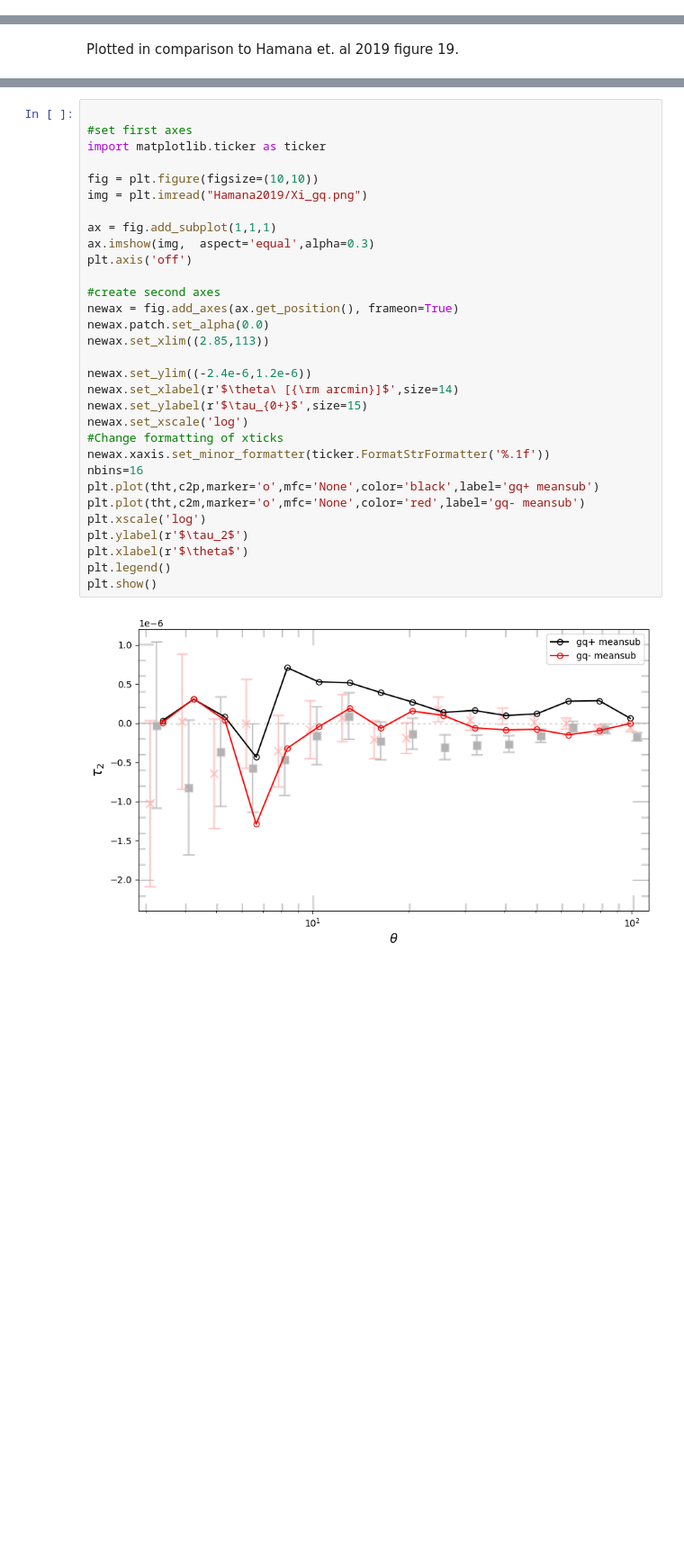
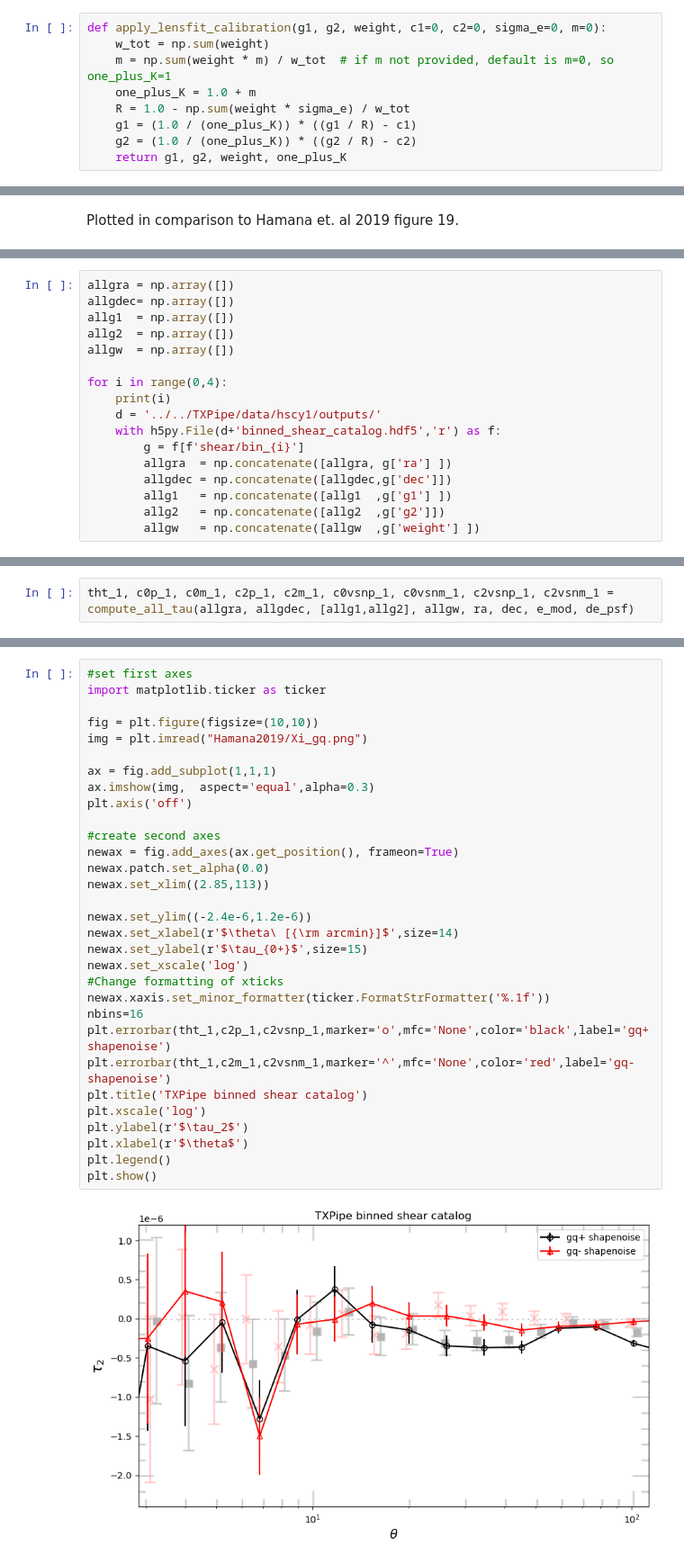
Before and after one commit to LSSTDESC/nulltests_txpipe, a Jupyter notebook: hscy1/TauStatsPaperComparison.ipynb, the cells around one changed output, grey strips where cells are left out. Shown at 90% size. Saved outputs shown, nothing was run; the diff lists cells and outputs as text; blank space fills up the shorter version.

```diff
--- a/hscy1/TauStatsPaperComparison.ipynb
+++ b/hscy1/TauStatsPaperComparison.ipynb
@@ -34,3 +33,12 @@ def load_stars(stype):
     f.close()
 
     return ra, dec, e_psf, e_mod, de_psf, T_frac
+# %%
+def apply_lensfit_calibration(g1, g2, weight, c1=0, c2=0, sigma_e=0, m=0):
+    w_tot = np.sum(weight)
+    m = np.sum(weight * m) / w_tot  # if m not provided, default is m=0, so one_plus_K=1
+    one_plus_K = 1.0 + m
+    R = 1.0 - np.sum(weight * sigma_e) / w_tot
+    g1 = (1.0 / (one_plus_K)) * ((g1 / R) - c1)
+    g2 = (1.0 / (one_plus_K)) * ((g2 / R) - c2)
+    return g1, g2, weight, one_plus_K
@@ -207,0 +208,17 @@ starting tau calculation...
+# %%
+allgra = np.array([])
+allgdec= np.array([])
+allg1  = np.array([])
+allg2  = np.array([])
+allgw  = np.array([])
+
+for i in range(0,4):
+    print(i)
+    d = '../../TXPipe/data/hscy1/outputs/'
+    with h5py.File(d+'binned_shear_catalog.hdf5','r') as f:
+        g = f[f'shear/bin_{i}']
+        allgra  = np.concatenate([allgra, g['ra'] ])
+        allgdec = np.concatenate([allgdec,g['dec']])
+        allg1   = np.concatenate([allg1  ,g['g1'] ])
+        allg2   = np.concatenate([allg2  ,g['g2']])
+        allgw   = np.concatenate([allgw  ,g['weight'] ])
@@ -207,0 +230,2 @@ starting tau calculation...
+# %%
+tht_1, c0p_1, c0m_1, c2p_1, c2m_1, c0vsnp_1, c0vsnm_1, c2vsnp_1, c2vsnm_1 = compute_all_tau(allgra, allgdec, [allg1,allg2], allgw, ra, dec, e_mod, de_psf)
@@ -243,33 +270,33 @@ plt.show()
 # %%
-
 #set first axes
 import matplotlib.ticker as ticker
 
 fig = plt.figure(figsize=(10,10))
 img = plt.imread("Hamana2019/Xi_gq.png")
 
 ax = fig.add_subplot(1,1,1)
 ax.imshow(img,  aspect='equal',alpha=0.3)
 plt.axis('off')
 
 #create second axes
 newax = fig.add_axes(ax.get_position(), frameon=True)
 newax.patch.set_alpha(0.0)
 newax.set_xlim((2.85,113))
 
 newax.set_ylim((-2.4e-6,1.2e-6))
 newax.set_xlabel(r'$\theta\ [{\rm arcmin}]$',size=14)
 newax.set_ylabel(r'$\tau_{0+}$',size=15)
 newax.set_xscale('log')
 #Change formatting of xticks
 newax.xaxis.set_minor_formatter(ticker.FormatStrFormatter('%.1f'))
 nbins=16
-plt.plot(tht,c2p,marker='o',mfc='None',color='black',label='gq+ meansub')
-plt.plot(tht,c2m,marker='o',mfc='None',color='red',label='gq- meansub')
+plt.errorbar(tht_1,c2p_1,c2vsnp_1,marker='o',mfc='None',color='black',label='gq+ shapenoise')
+plt.errorbar(tht_1,c2m_1,c2vsnm_1,marker='^',mfc='None',color='red',label='gq- shapenoise')
+plt.title('TXPipe binned shear catalog')
 plt.xscale('log')
 plt.ylabel(r'$\tau_2$')
 plt.xlabel(r'$\theta$')
 plt.legend()
 plt.show()
 # %% [output]
-[figure, old version]
+[figure, new version]
```
Also changed, not shown: parts of 28 cells of this notebook.
